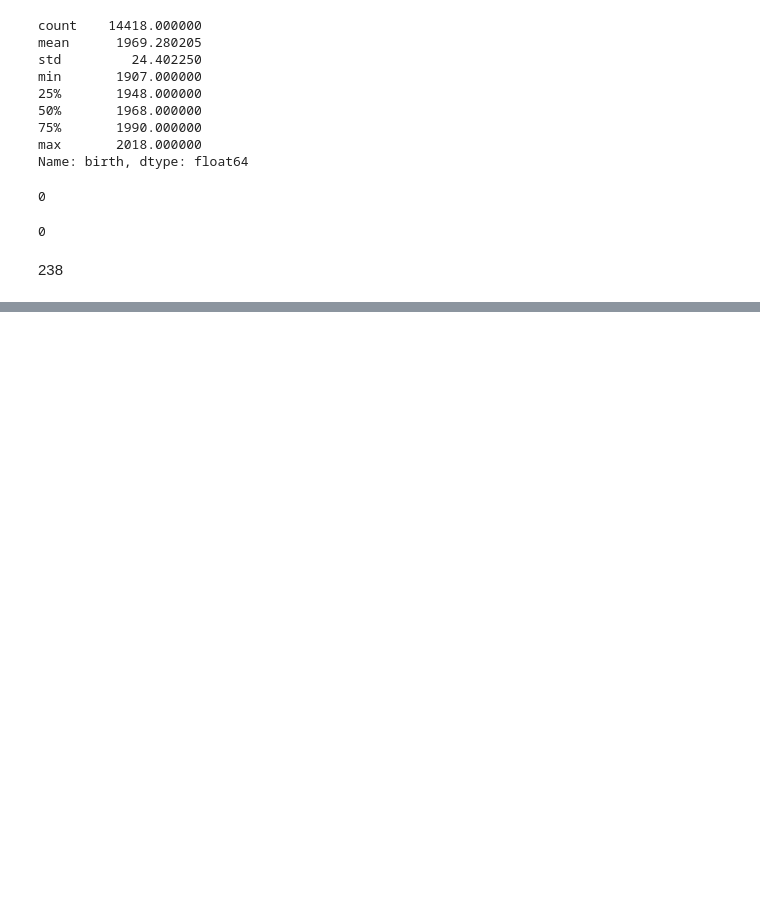
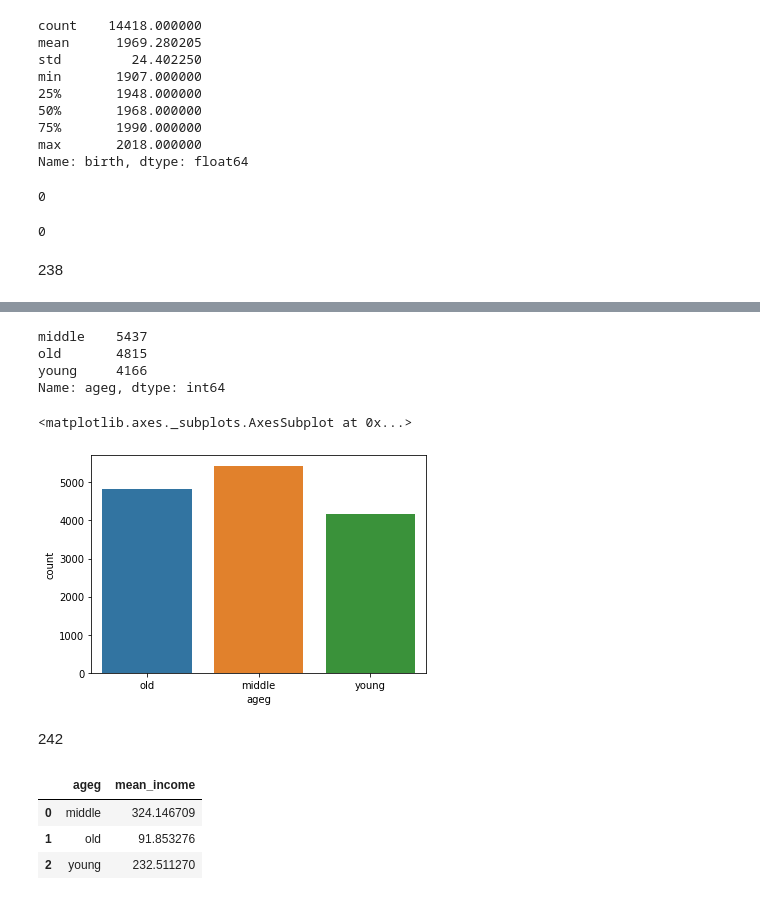
Before and after one commit to djDongjae/DataAnalysis, a Jupyter notebook: 9장_실습예제_오동재_2ndReading.ipynb, the cells around one changed output, grey strips where cells are left out. Drawn from its saved outputs; the diff is of its cells as text; code cells hidden in the pictures; blank space fills up the shorter version.

```diff
--- a/9장_실습예제_오동재_2ndReading.ipynb
+++ b/9장_실습예제_오동재_2ndReading.ipynb
@@ -231,0 +289,5 @@ welfare['birth'].isna().sum()
+# %%
+welfare = welfare.assign(ageg = np.where(welfare['age'] <= 35,
+                                         'young', np.where(welfare['age'] <= 65,
+                                                           'middle', 'old')))
+welfare[['ageg', 'age']].head()
@@ -231,0 +301,26 @@ welfare['birth'].isna().sum()
+# %%
+welfare['ageg'].value_counts()
+# %% [output]
+middle    5437
+old       4815
+young     4166
+Name: ageg, dtype: int64
+# %%
+sns.countplot(data = welfare, x = 'ageg')
+# %% [output]
+<matplotlib.axes._subplots.AxesSubplot at 0x...>
+[figure, added]
+# %% [markdown]
+242
+# %%
+ageg_income = welfare\
+.dropna(subset = ['income'])\
+.groupby('ageg', as_index = False)\
+.agg(mean_income = ('income', 'mean'))
+
+ageg_income
+# %% [output]
+|  | ageg | mean_income |
+| 0 | middle | 324.146709 |
+| 1 | old | 91.853276 |
+| 2 | young | 232.511270 |
```
Also changed, not shown: parts of 12 cells of this notebook.
